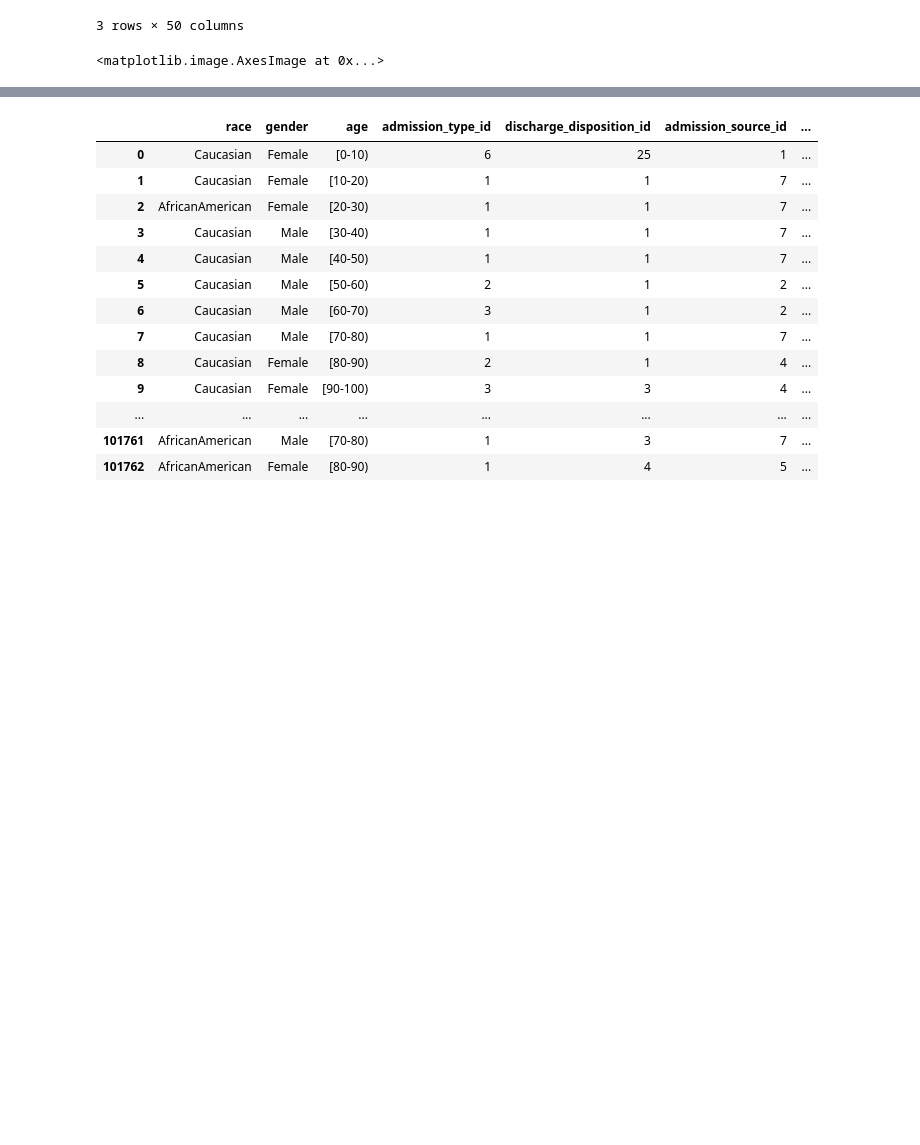
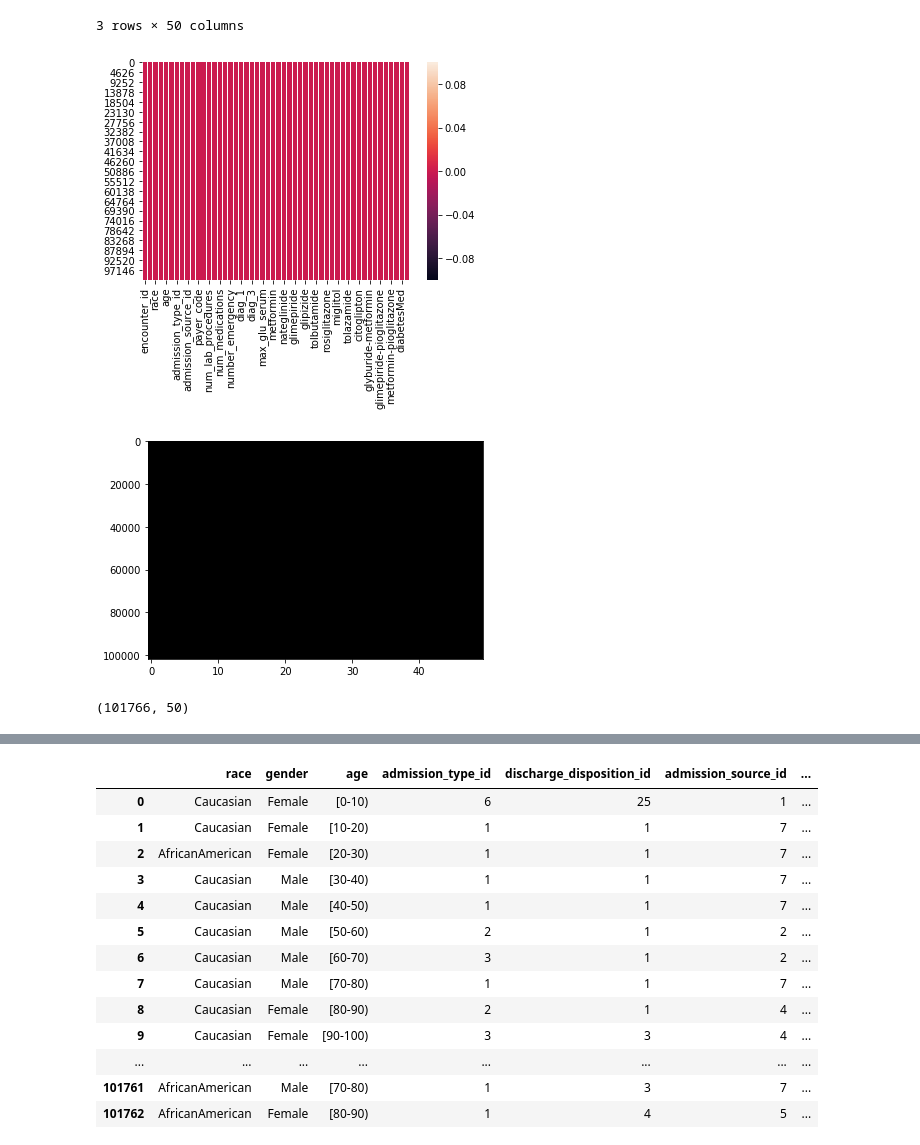
Before and after one commit to hvu815/Data-Analysis, a Jupyter notebook: analysis_notebooks/Diabetes_notebook_Huong.ipynb, the cells around one changed output, grey strips where cells are left out. Drawn from its saved outputs; the diff is of its cells as text; code cells hidden in the pictures; blank space fills up the shorter version.

```diff
--- a/analysis_notebooks/Diabetes_notebook_Huong.ipynb
+++ b/analysis_notebooks/Diabetes_notebook_Huong.ipynb
@@ -20,12 +20,16 @@ data.head(3)
 # %%
 missing = pd.isnull(data)
 heatmap = sns.heatmap(missing)
 missing.head(3)
 fig = plt.figure()
 ax = fig.add_subplot(111)
 ax.imshow(missing, aspect = 'auto', cmap = plt.cm.gray, interpolation = 'nearest')
+plt.show()
+data.shape
 # %% [output]
+[figure, added]
+[figure, added]
-<matplotlib.image.AxesImage at 0x...>
+(101766, 50)
 # %%
 corr = data.corr()
 sns.heatmap(corr, xticklabels = corr.columns, yticklabels = corr.columns)
```
Also changed, not shown: parts of 26 cells of this notebook.
